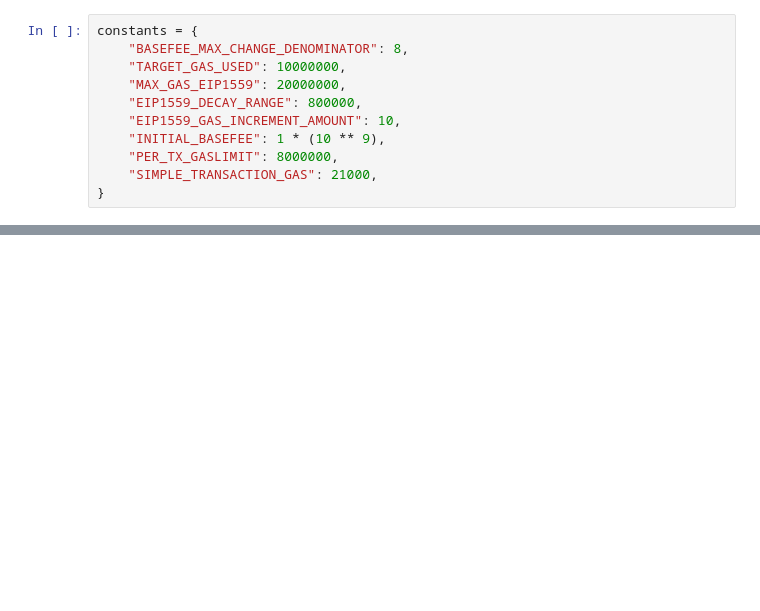
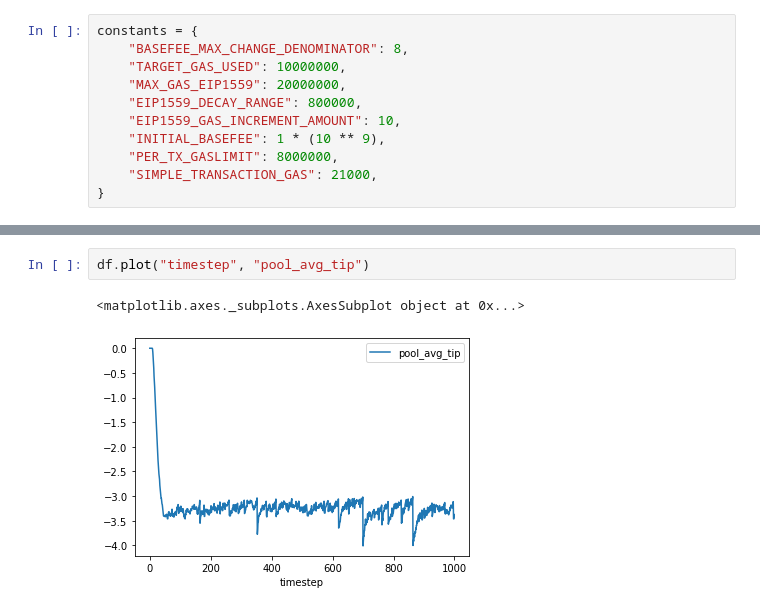
Before and after one commit to ethereum/rig, a Jupyter notebook: eip1559/abm1559.ipynb, the cells around one changed output, grey strips where cells are left out. Drawn from its saved outputs; the diff is of its cells as text; blank space fills up the shorter version.

```diff
--- a/eip1559/abm1559.ipynb
+++ b/eip1559/abm1559.ipynb
@@ -221,0 +266,5 @@ basefee = 8.050111486, 1029 users, 924 txs, 520 included transactions, 31404 poo
+# %%
+df.plot("timestep", "pool_avg_tip")
+# %% [output]
+<matplotlib.axes._subplots.AxesSubplot object at 0x...>
+[figure, added]
```
Also changed, not shown: parts of 7 cells of this notebook, 1 other file.
